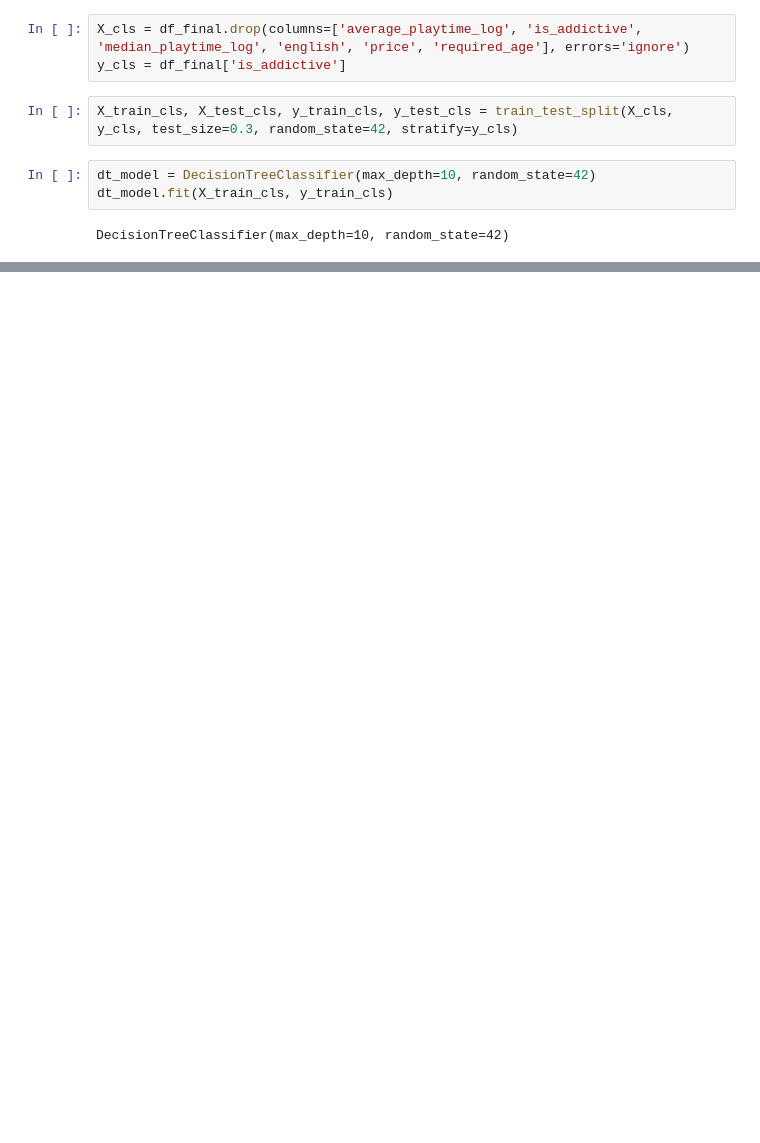
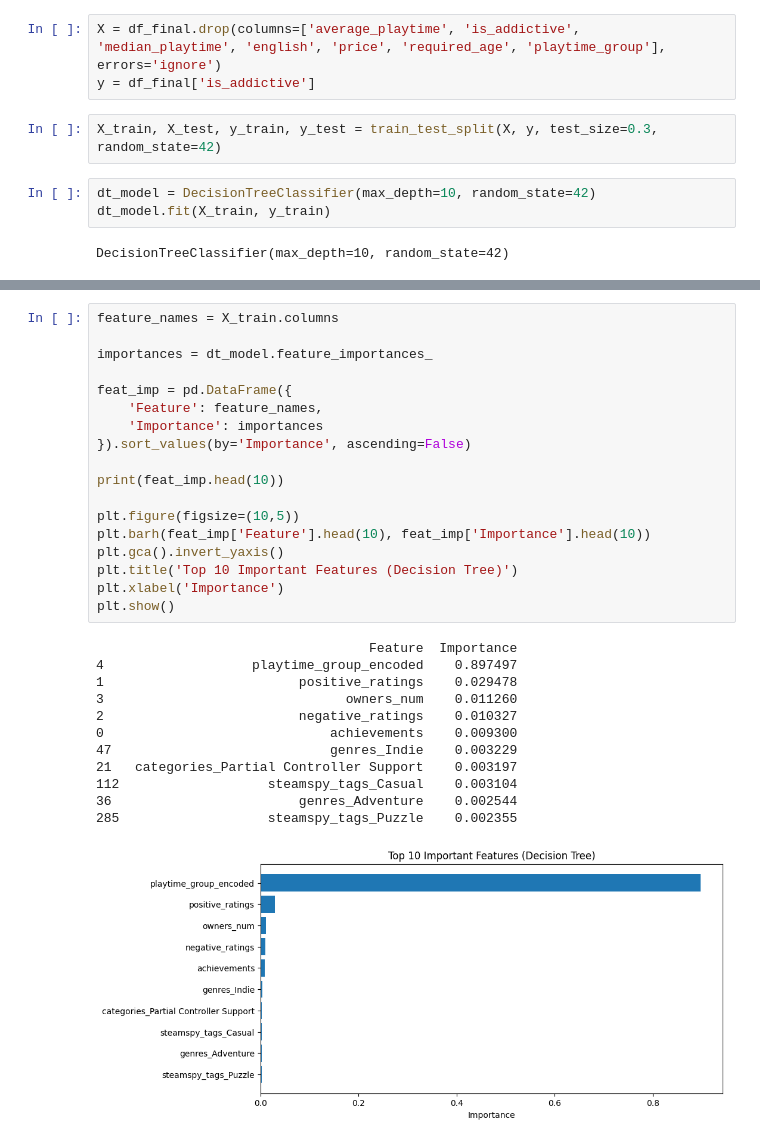
Before and after one commit to LamyaAlkhathami/Game_Addictiveness, a Jupyter notebook: notebooks/beasline.ipynb, the cells around one changed output, grey strips where cells are left out. Cells and saved outputs as stored; diff of their text form; blank space fills up the shorter version.

```diff
--- a/notebooks/beasline.ipynb
+++ b/notebooks/beasline.ipynb
@@ -88,13 +210,13 @@ addictive_threshold = playtime_original.quantile(0.75)
 # %%
 df_final['is_addictive'] = (playtime_original > addictive_threshold).astype(int)
 # %%
-X_cls = df_final.drop(columns=['average_playtime_log', 'is_addictive', 'median_playtime_log', 'english', 'price', 'required_age'], errors='ignore')
-y_cls = df_final['is_addictive']
+X = df_final.drop(columns=['average_playtime', 'is_addictive', 'median_playtime', 'english', 'price', 'required_age', 'playtime_group'], errors='ignore')
+y = df_final['is_addictive']
 # %%
-X_train_cls, X_test_cls, y_train_cls, y_test_cls = train_test_split(X_cls, y_cls, test_size=0.3, random_state=42, stratify=y_cls)
+X_train, X_test, y_train, y_test = train_test_split(X, y, test_size=0.3, random_state=42)
 # %%
 dt_model = DecisionTreeClassifier(max_depth=10, random_state=42)
-dt_model.fit(X_train_cls, y_train_cls)
+dt_model.fit(X_train, y_train)
 # %% [output]
 DecisionTreeClassifier(max_depth=10, random_state=42)
 # %%
@@ -106,0 +241,31 @@ print(f"(Accuracy): {accuracy:.4f}")
+# %%
+feature_names = X_train.columns
+
+importances = dt_model.feature_importances_
+
+feat_imp = pd.DataFrame({
+    'Feature': feature_names,
+    'Importance': importances
+}).sort_values(by='Importance', ascending=False)
+
+print(feat_imp.head(10))
+
+plt.figure(figsize=(10,5))
+plt.barh(feat_imp['Feature'].head(10), feat_imp['Importance'].head(10))
+plt.gca().invert_yaxis()
+plt.title('Top 10 Important Features (Decision Tree)')
+plt.xlabel('Importance')
+plt.show()
+# %% [output]
+                                   Feature  Importance
+4                   playtime_group_encoded    0.897497
+1                         positive_ratings    0.029478
+3                               owners_num    0.011260
+2                         negative_ratings    0.010327
+0                             achievements    0.009300
+47                            genres_Indie    0.003229
+21   categories_Partial Controller Support    0.003197
+112                   steamspy_tags_Casual    0.003104
+36                        genres_Adventure    0.002544
+285                   steamspy_tags_Puzzle    0.002355
+[figure, added]
```
Also changed, not shown: parts of 28 cells of this notebook.
